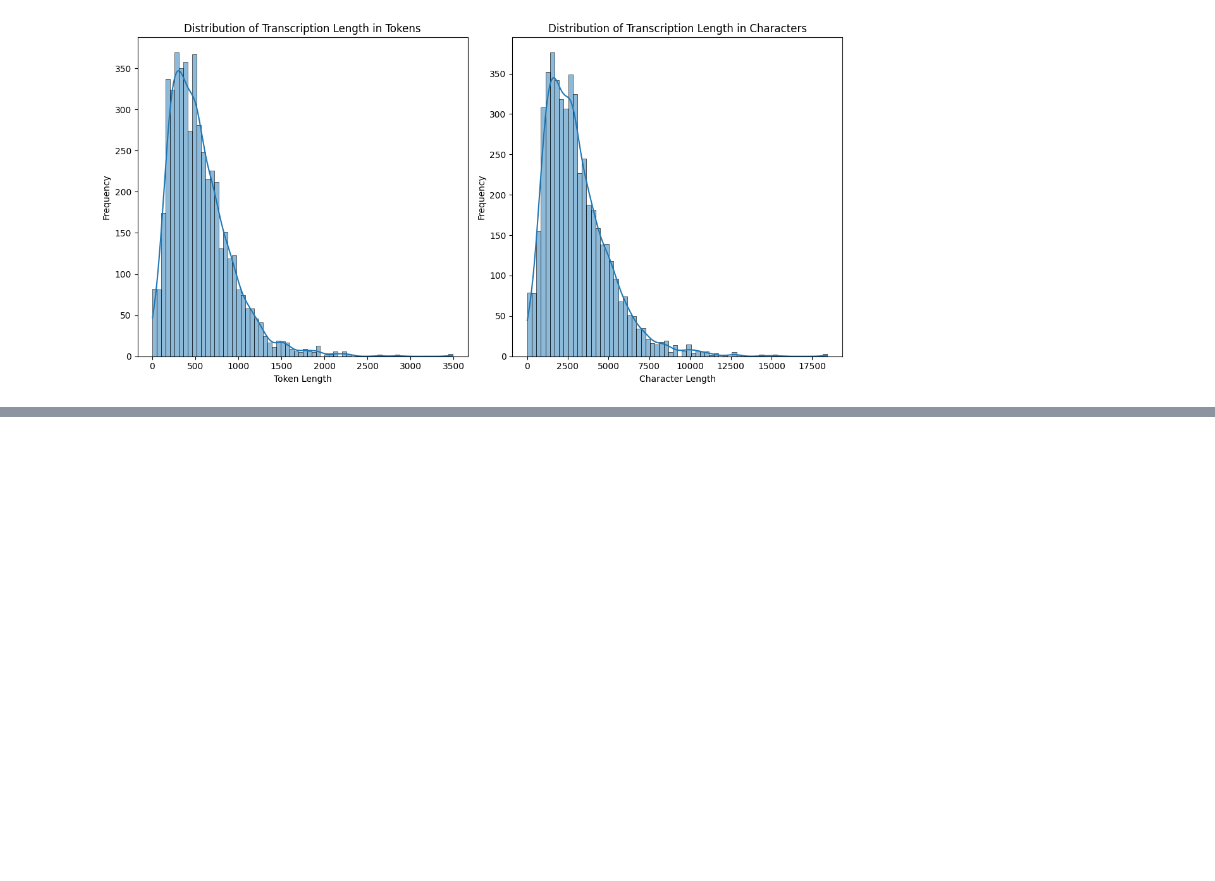
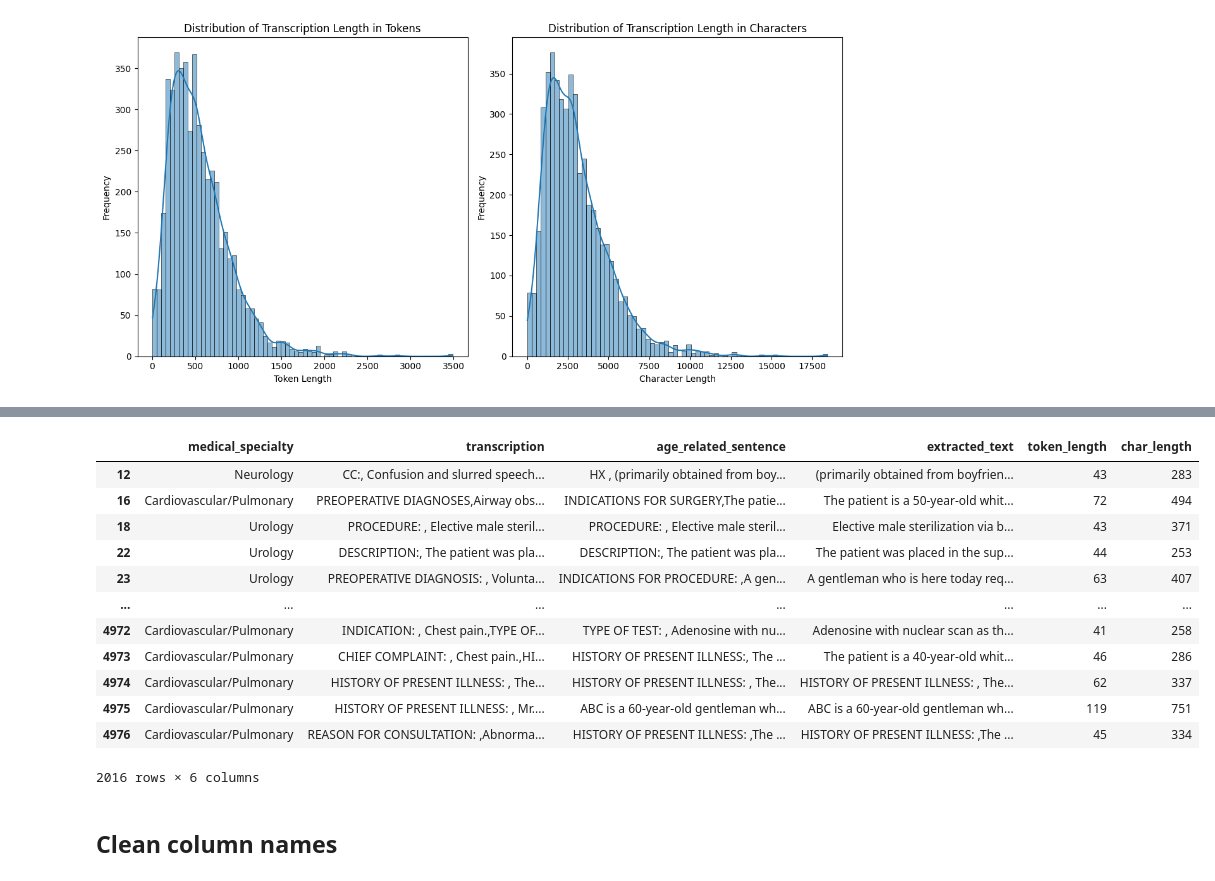
Before and after one commit to kkdresen/MasterThesis_MedTextPrivacy, a Jupyter notebook: EDA/Thesis_Med_&_Hugging_Face_EDA_ (2).ipynb, the cells around one changed output, grey strips where cells are left out. Cells and saved outputs as stored; diff of their text form; code cells hidden in the pictures; blank space fills up the shorter version.

```diff
--- a/EDA/Thesis_Med_&_Hugging_Face_EDA_ (2).ipynb
+++ b/EDA/Thesis_Med_&_Hugging_Face_EDA_ (2).ipynb
@@ -297,0 +574,18 @@ plot_transcription_length_distributions(length_metrics_df)
+# %%
+data
+# %% [output]
+|  | medical_specialty | transcription | age_related_sentence | extracted_text | token_length | char_length |
+| 12 | Neurology | CC:, Confusion and slurred speech... | HX , (primarily obtained from boy... | (primarily obtained from boyfrien... | 43 | 283 |
+| 16 | Cardiovascular/Pulmonary | PREOPERATIVE DIAGNOSES,Airway obs... | INDICATIONS FOR SURGERY,The patie... | The patient is a 50-year-old whit... | 72 | 494 |
+| 18 | Urology | PROCEDURE: , Elective male steril... | PROCEDURE: , Elective male steril... | Elective male sterilization via b... | 43 | 371 |
+| 22 | Urology | DESCRIPTION:, The patient was pla... | DESCRIPTION:, The patient was pla... | The patient was placed in the sup... | 44 | 253 |
+| 23 | Urology | PREOPERATIVE DIAGNOSIS: , Volunta... | INDICATIONS FOR PROCEDURE: ,A gen... | A gentleman who is here today req... | 63 | 407 |
+| ... | ... | ... | ... | ... | ... | ... |
+| 4972 | Cardiovascular/Pulmonary | INDICATION: , Chest pain.,TYPE OF... | TYPE OF TEST: , Adenosine with nu... | Adenosine with nuclear scan as th... | 41 | 258 |
+| 4973 | Cardiovascular/Pulmonary | CHIEF COMPLAINT: , Chest pain.,HI... | HISTORY OF PRESENT ILLNESS:, The ... | The patient is a 40-year-old whit... | 46 | 286 |
+| 4974 | Cardiovascular/Pulmonary | HISTORY OF PRESENT ILLNESS: , The... | HISTORY OF PRESENT ILLNESS: , The... | HISTORY OF PRESENT ILLNESS: , The... | 62 | 337 |
+| 4975 | Cardiovascular/Pulmonary | HISTORY OF PRESENT ILLNESS: , Mr.... | ABC is a 60-year-old gentleman wh... | ABC is a 60-year-old gentleman wh... | 119 | 751 |
+| 4976 | Cardiovascular/Pulmonary | REASON FOR CONSULTATION: ,Abnorma... | HISTORY OF PRESENT ILLNESS: ,The ... | HISTORY OF PRESENT ILLNESS: ,The ... | 45 | 334 |
+2016 rows × 6 columns
+# %% [markdown]
+## Clean column names
```
Also changed, not shown: parts of 41 cells of this notebook.
